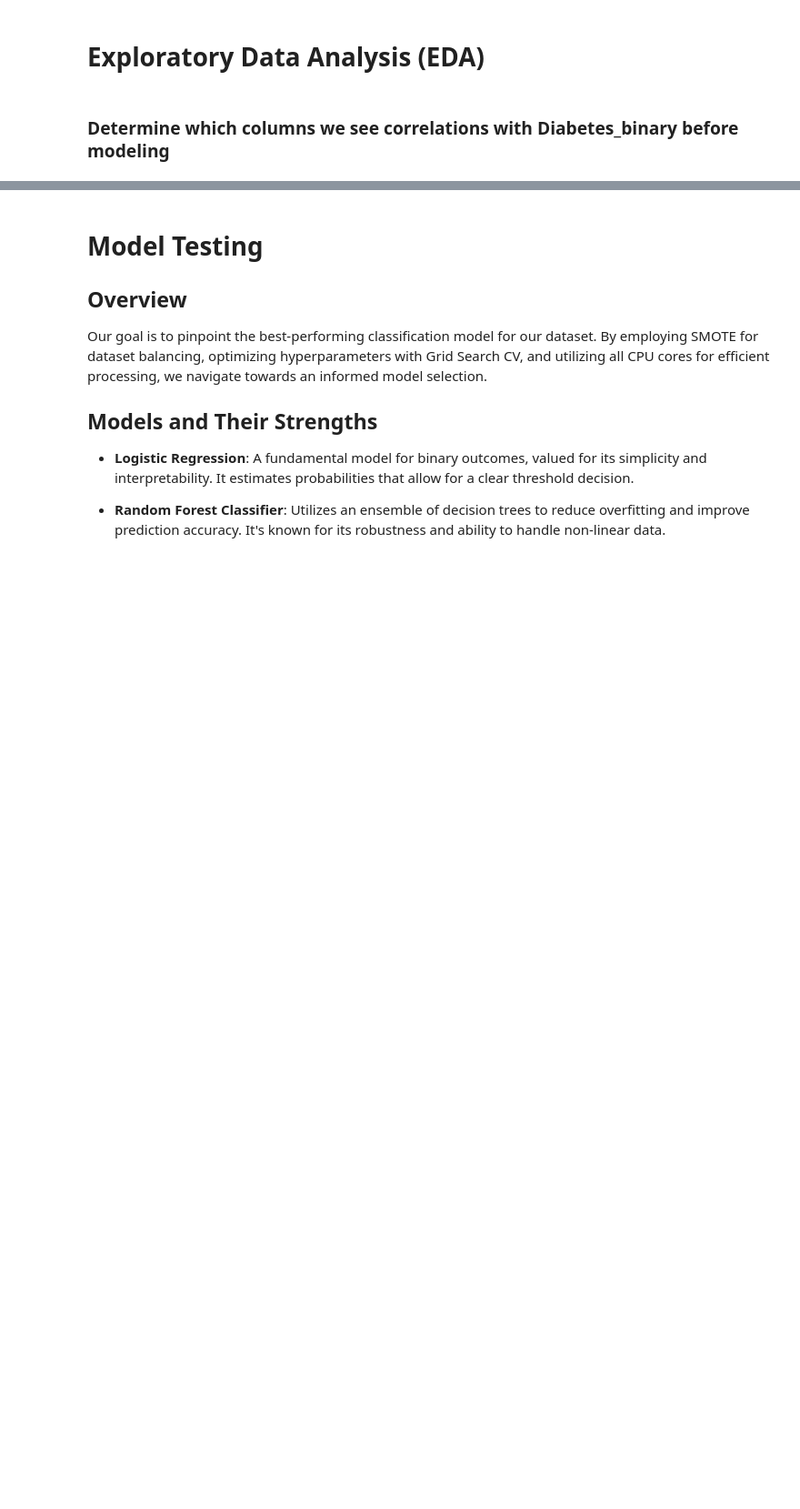
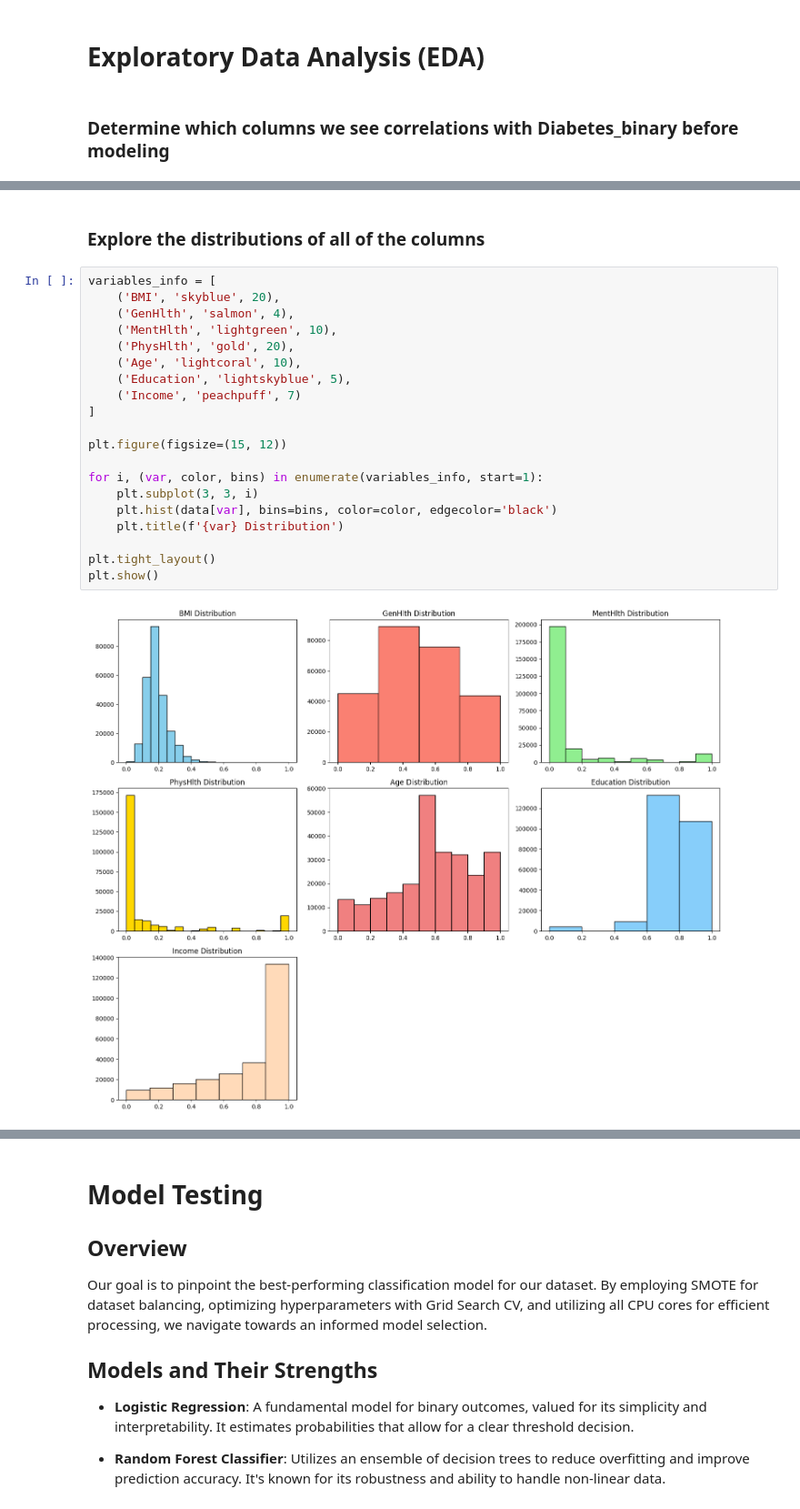
Before and after one commit to DataChemE/DTSA_5509_Final, a Jupyter notebook: project_notebook.ipynb, the cells around one changed output, grey strips where cells are left out. Shown at 91% size. Cells and saved outputs as stored; diff of their text form; blank space fills up the shorter version.

```diff
--- a/project_notebook.ipynb
+++ b/project_notebook.ipynb
@@ -270,0 +277,24 @@ dtype: float64
+# %% [markdown]
+### Explore the distributions of all of the columns
+# %%
+variables_info = [
+    ('BMI', 'skyblue', 20),
+    ('GenHlth', 'salmon', 4),
+    ('MentHlth', 'lightgreen', 10),
+    ('PhysHlth', 'gold', 20),
+    ('Age', 'lightcoral', 10),
+    ('Education', 'lightskyblue', 5),
+    ('Income', 'peachpuff', 7)
+]
+
+plt.figure(figsize=(15, 12))
+
+for i, (var, color, bins) in enumerate(variables_info, start=1):
+    plt.subplot(3, 3, i)
+    plt.hist(data[var], bins=bins, color=color, edgecolor='black')
+    plt.title(f'{var} Distribution')
+
+plt.tight_layout()
+plt.show()
+# %% [output]
+[figure, added]
```
Also changed, not shown: parts of 21 cells of this notebook.
